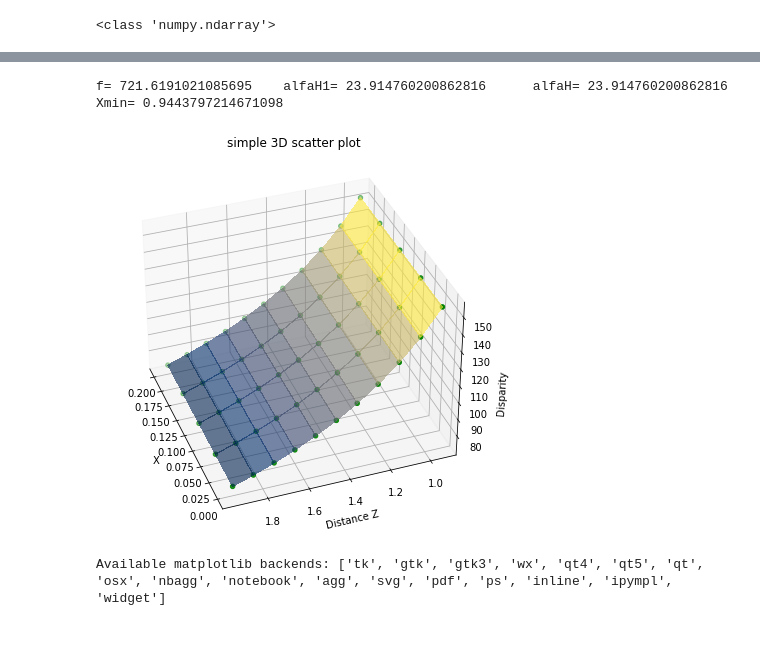
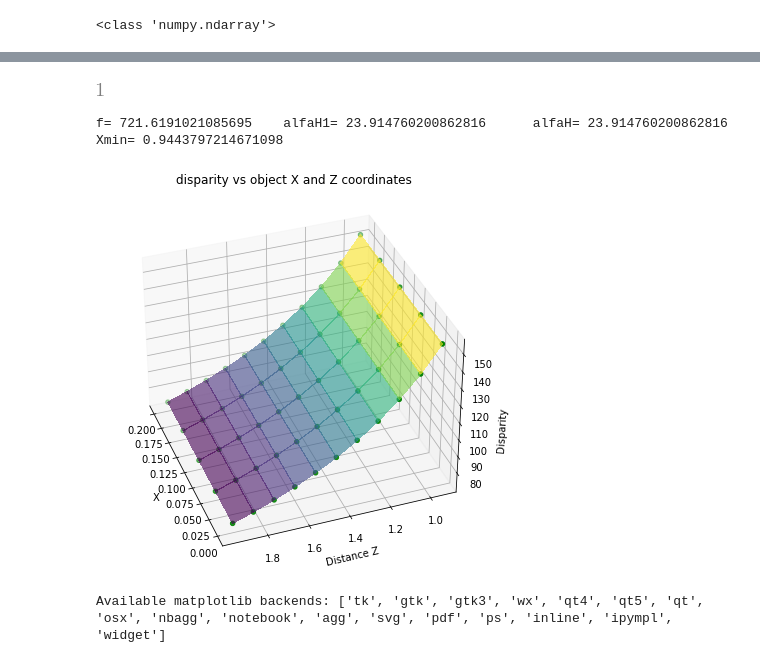
Before and after one commit to mohsindalvi87/tidbit, a Jupyter notebook: tidbit-libs/using_pydqalg.ipynb, the cells around one changed output, grey strips where cells are left out. Saved outputs shown, nothing was run; the diff lists cells and outputs as text; code cells hidden in the pictures; blank space fills up the shorter version.

```diff
--- a/tidbit-libs/using_pydqalg.ipynb
+++ b/tidbit-libs/using_pydqalg.ipynb
@@ -207,3 +230,8 @@ array([[[194., 143., 143.],
+# %%
+imW = 40
+max(1,np.ceil((imW-64)/320))
+# %% [output]
+[figure, added]
 # %%
 %matplotlib inline
 
@@ -232,38 +260,42 @@ print("f=", f, '\talfaH1=', alfaH*180/np.pi, '\talfaH=', alfaH*180/np.pi, "\tXmi
 data = np.array([[0,0,0,0]])
 for Z in Zvals:
     for X in Xvals:
         XL = X/Z*f;  XR = (X-b)/Z*f
 #         print(Z, X, XL, XR)
         data = np.append(data, [[X,Z,XL,XR]], axis=0)
 disparityDF = pd.DataFrame({'cx':data[:,0], 'cz':data[:,1], 'cXL':data[:,2], 'cX':data[:,3]})
 data = np.delete(data,0,0)
 # print(disparityDF)
 
 fig = plt.figure(figsize = (10, 7))
+plt.tight_layout()
 ax = plt.axes(projection ="3d")
 ax.view_init(35, 160)
 XX = data[:,0]; YY = data[:,1]; ZZ = data[:,2]-data[:,3]
 ax.scatter3D(XX, YY, ZZ, color = "green")
 Xm, Zm = np.meshgrid(Xvals, Zvals)
 Disparitym = b/Zm*f
-surf = ax.plot_surface(Xm, Zm, Disparitym, \
-                       alpha=0.6, cmap=cm.cividis, linewidth=0, antialiased=False)
-#cmaps:
-plt.title("simple 3D scatter plot")
+surf = ax.plot_surface(Xm, Zm, Disparitym, alpha=0.6, \
+                       cmap=cm.viridis, linewidth=0, antialiased=False)
+#cmaps: viridis, cividis, magma, plasma, inferno, hot, gnuplot2, jet
+# winter, spring, summer, autumn, cool, wistia, cubehelix, gist_earth, ocean
+# copper, pink, gray, bone, BuPu, YlGnBu, GnBu,
+# more in https://matplotlib.org/stable/tutorials/colors/colormaps.html
+plt.title("disparity vs object X and Z coordinates")
 ax.set_xlabel("X"); ax.set_ylabel("Distance Z"); ax.set_zlabel("Disparity")
 plt.show()
 
 
 # fig = plt.figure(figsize=(9,3))
 # for i in range(8):
 #     #plt.plot( DQdata[:,i], c=[0.25+i*0.75/iter_steps,0.75-i*0.75/iter_steps,i/iter_steps])#, alpha=i/iter_steps)
 #     plt.plot( DQdata[:,i], c=[max(0,1-2*i/7), .8+min(.5-i/7,i/7-.5), max(0,2*i/7-1)])
 # plt.show()
 
 # plt.figure(figsize=(8,4.5)); plt.imshow(im1); plt.tight_layout()
 # %% [output]
 f= 721.6191021085695    alfaH1= 23.914760200862816      alfaH= 23.914760200862816       Xmin= 0.9443797214671098
-[figure, old version]
+[figure, new version]
 # %%
 %matplotlib --list
 # %% [output]
```
Also changed, not shown: parts of 9 cells of this notebook, 10 other files.
